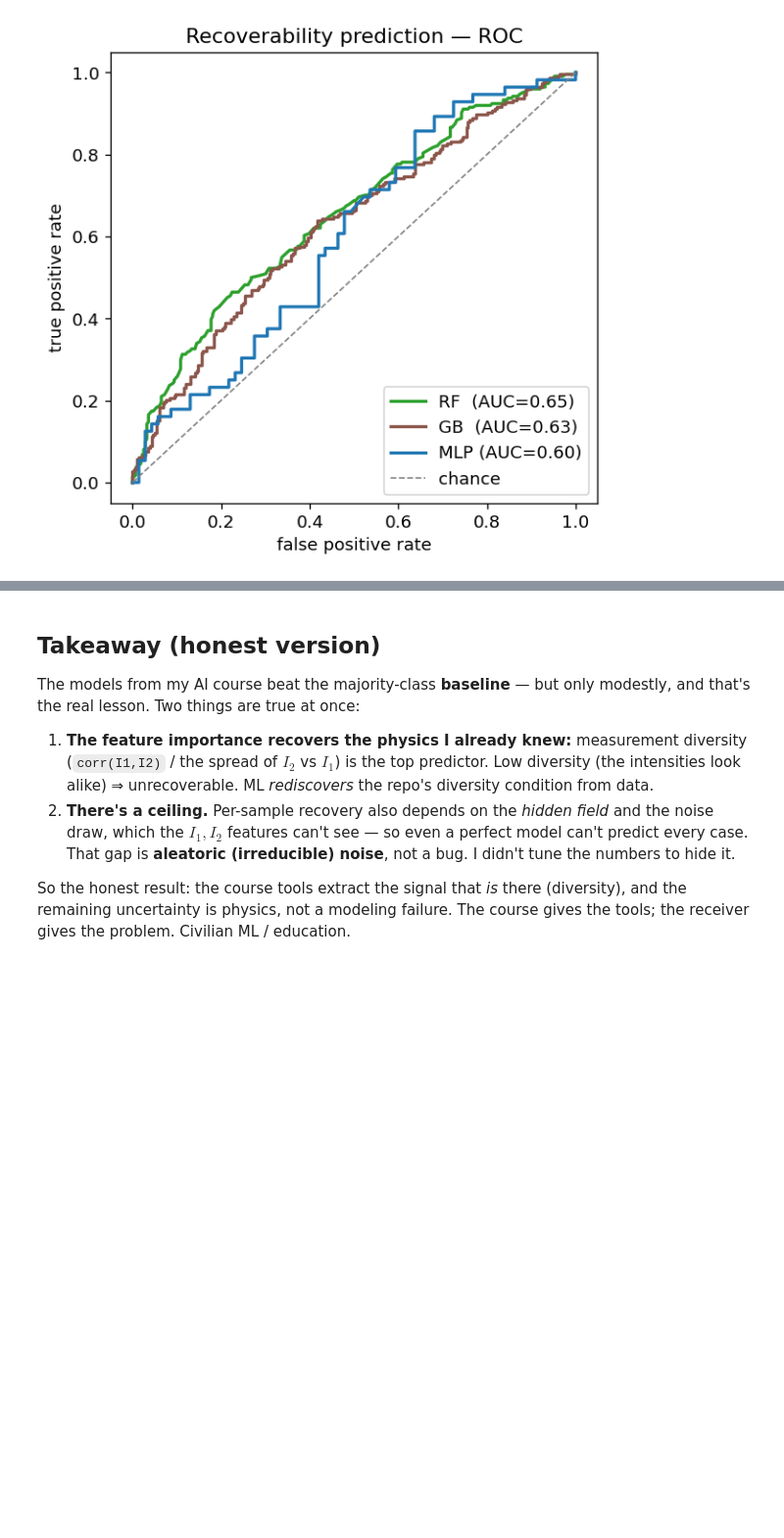
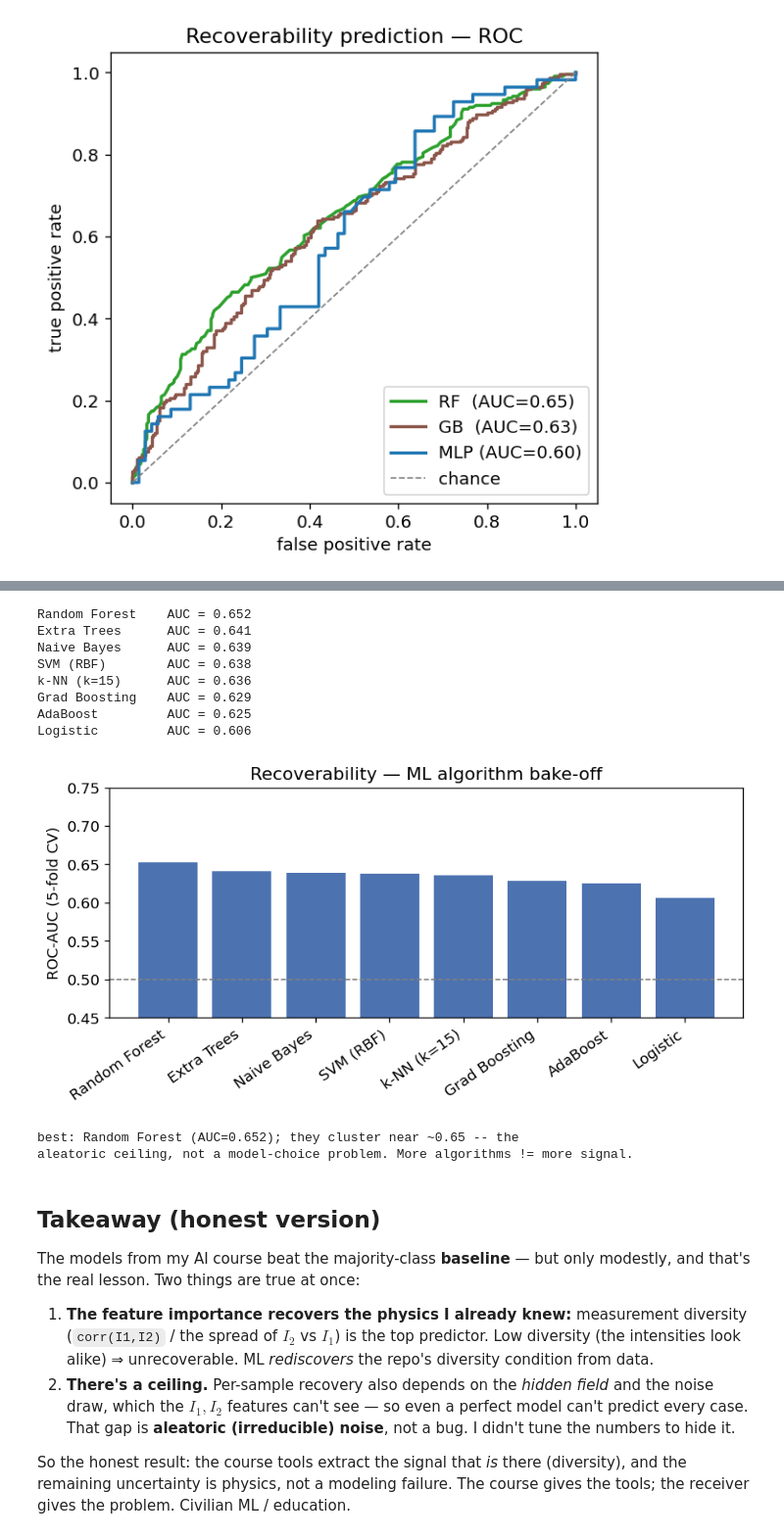
Before and after one commit to ColinsCoding/Dispersion-Assisted-GS-Phase-Recovery, a Jupyter notebook: notebooks/ml_course_on_receiver.ipynb, the cells around one changed output, grey strips where cells are left out. Shown at 98% size. Cells and saved outputs as stored; diff of their text form; code cells hidden in the pictures; blank space fills up the shorter version.

Commit message:
feat(ml_course): 8-algorithm bake-off (Logistic/SVM/kNN/NB/ExtraTrees/AdaBoost/RF/GB) -- all cluster AUC 0.61-0.65, confirming the aleatoric ceiling (model choice doesn't add signal)

```diff
--- a/notebooks/ml_course_on_receiver.ipynb
+++ b/notebooks/ml_course_on_receiver.ipynb
@@ -180,3 +187,49 @@ ROC-AUC   RF=0.652   GB=0.629   MLP=0.599   (0.5 = chance)
+# %%
+from sklearn.pipeline import make_pipeline
+from sklearn.preprocessing import StandardScaler
+from sklearn.linear_model import LogisticRegression
+from sklearn.svm import SVC
+from sklearn.neighbors import KNeighborsClassifier
+from sklearn.naive_bayes import GaussianNB
+from sklearn.ensemble import ExtraTreesClassifier, AdaBoostClassifier
+
+models = {
+    "Logistic":      make_pipeline(StandardScaler(), LogisticRegression(max_iter=1000)),
+    "SVM (RBF)":     make_pipeline(StandardScaler(), SVC(probability=True, random_state=42)),
+    "k-NN (k=15)":   make_pipeline(StandardScaler(), KNeighborsClassifier(15)),
+    "Naive Bayes":   GaussianNB(),
+    "Extra Trees":   ExtraTreesClassifier(n_estimators=300, random_state=42, n_jobs=-1),
+    "AdaBoost":      AdaBoostClassifier(n_estimators=200, random_state=42),
+    "Random Forest": RandomForestClassifier(n_estimators=300, random_state=42, n_jobs=-1),
+    "Grad Boosting": GradientBoostingClassifier(n_estimators=200, random_state=42),
+}
+aucs = {}
+for name, m in models.items():
+    p = cross_val_predict(m, X, y, cv=5, method="predict_proba")[:, 1]
+    aucs[name] = roc_auc_score(y, p)
+order = sorted(aucs, key=aucs.get, reverse=True)
+for n in order:
+    print(f"{n:16s} AUC = {aucs[n]:.3f}")
+plt.figure(figsize=(7.5, 3.8))
+plt.bar(order, [aucs[n] for n in order], color="#4c72b0")
+plt.axhline(0.5, ls="--", c="grey", lw=1)
+plt.ylim(0.45, 0.75); plt.ylabel("ROC-AUC (5-fold CV)")
+plt.xticks(rotation=35, ha="right"); plt.title("Recoverability — ML algorithm bake-off")
+plt.tight_layout(); plt.show()
+print(f"\nbest: {order[0]} (AUC={aucs[order[0]]:.3f}); they cluster near ~0.65 -- the")
+print("aleatoric ceiling, not a model-choice problem. More algorithms != more signal.")
+# %% [output]
+Random Forest    AUC = 0.652
+Extra Trees      AUC = 0.641
+Naive Bayes      AUC = 0.639
+SVM (RBF)        AUC = 0.638
+k-NN (k=15)      AUC = 0.636
+Grad Boosting    AUC = 0.629
+AdaBoost         AUC = 0.625
+Logistic         AUC = 0.606
+[figure, added]
+best: Random Forest (AUC=0.652); they cluster near ~0.65 -- the
+aleatoric ceiling, not a model-choice problem. More algorithms != more signal.
 # %% [markdown]
 ## Takeaway (honest version)
 
```
Also changed, not shown: parts of 1 cell of this notebook, 1 other file.
